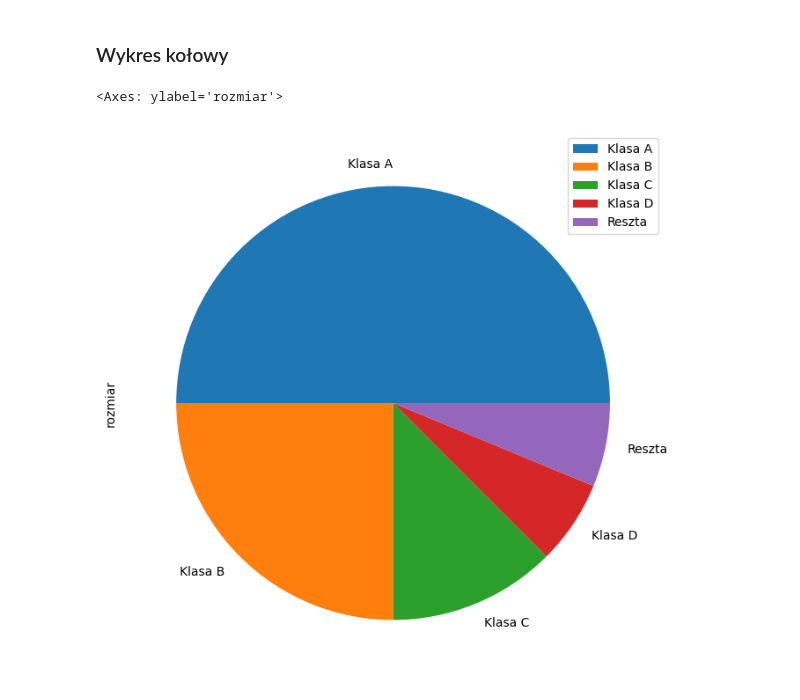
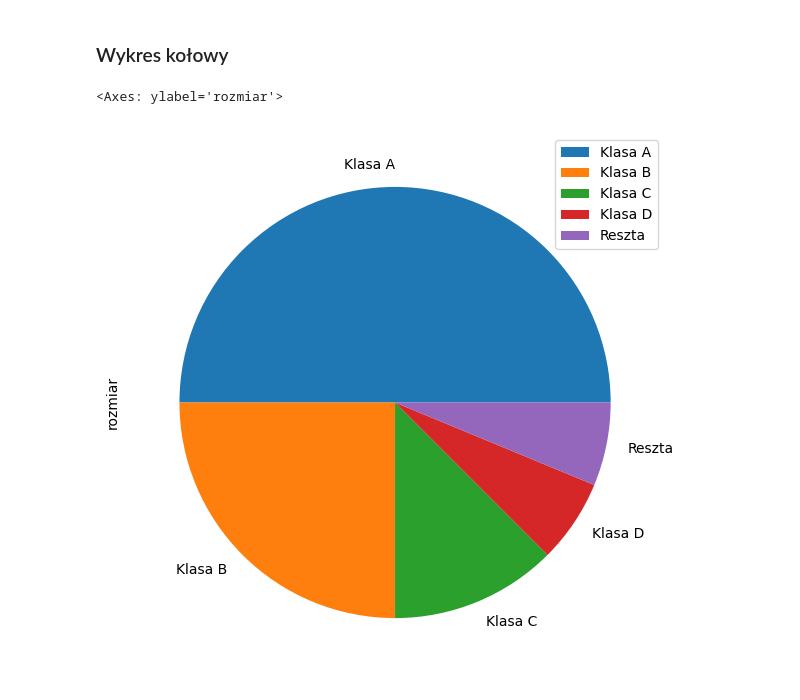
Before and after one commit to November7/AI4Youth, a Jupyter notebook: Spotkanie 2 [23.06.2025]/Graficzna reprezentacja danych/Bilbioteka Matplotlib.ipynb, the cells around one changed output. Saved outputs shown, nothing was run; the diff lists cells and outputs as text; code cells hidden in the pictures.

```diff
--- a/Spotkanie 2 [23.06.2025]/Graficzna reprezentacja danych/Bilbioteka Matplotlib.ipynb
+++ b/Spotkanie 2 [23.06.2025]/Graficzna reprezentacja danych/Bilbioteka Matplotlib.ipynb
@@ -203,7 +222,7 @@ pl.show()
 ### Wykres kołowy
 # %%
 dataFrame = pd.DataFrame({"rozmiar": [2**31,2**30,2**29,2**28,2**28]}, index = ["Klasa A","Klasa B","Klasa C","Klasa D","Reszta"])
-dataFrame.plot.pie(y='rozmiar', figsize=(8, 8))
+dataFrame.plot.pie(y='rozmiar', figsize=(7, 7))
 # %% [output]
 <Axes: ylabel='rozmiar'>
-[figure, old version]
+[figure, new version]
```
Also changed, not shown: parts of 4 cells of this notebook, 7 other files.
